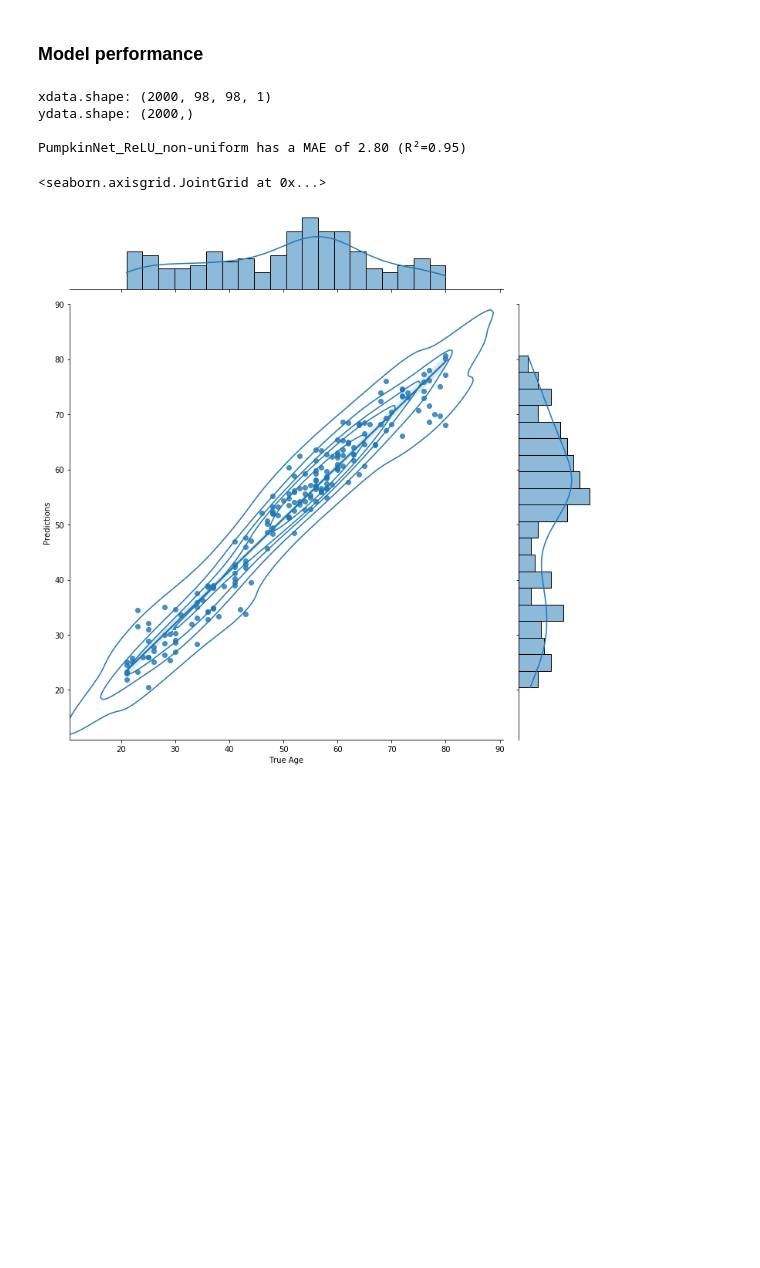
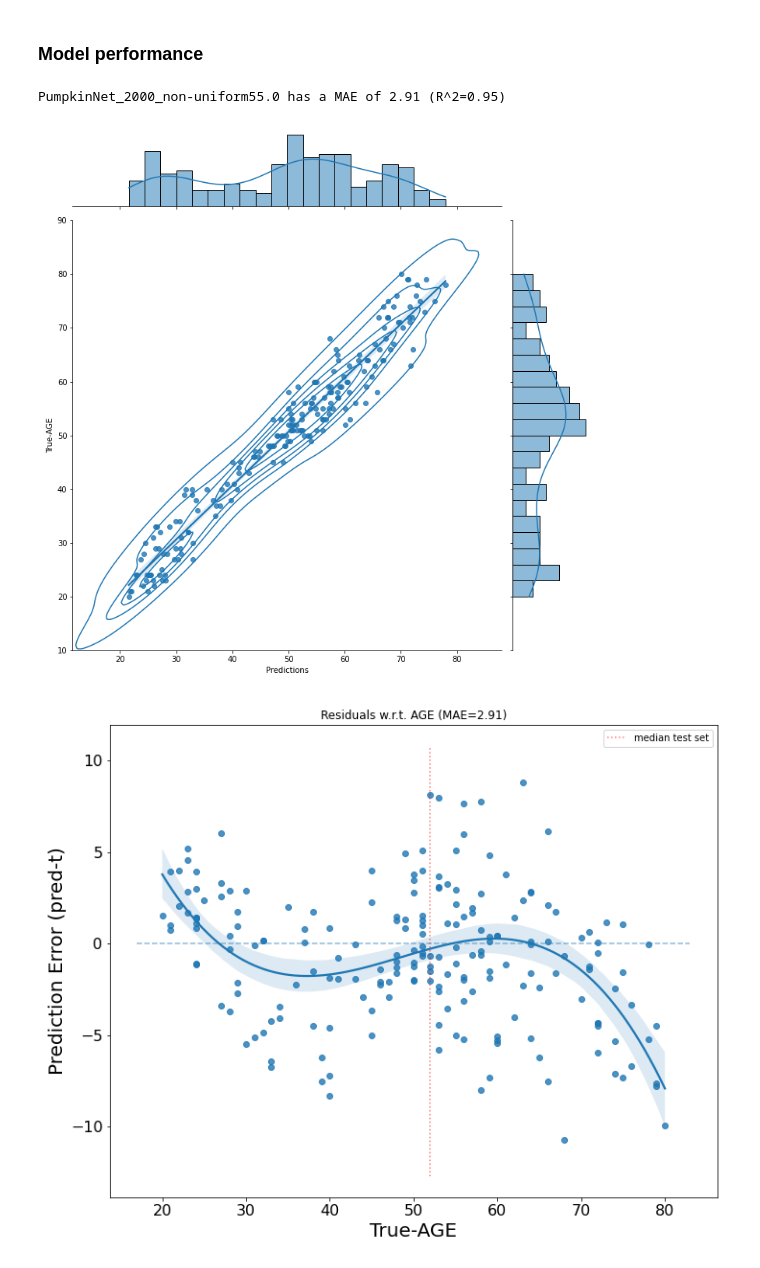
Before and after one commit to SHEscher/XDLreg, a Jupyter notebook: jupyter notebook/LRP4RegressionSimulation.ipynb, the cells around one changed output. Drawn from its saved outputs; the diff is of its cells as text; code cells hidden in the pictures; blank space fills up the shorter version.

```diff
--- a/jupyter notebook/LRP4RegressionSimulation.ipynb
+++ b/jupyter notebook/LRP4RegressionSimulation.ipynb
@@ -72,0 +65,8 @@ Found & loaded following file: 2021-04-01_17-40_N-2000_non-uniform55.0.pkl ...
+# %%
+# Get Pumpkin dataset
+model_name = "PumpkinNet_2000_non-uniform55.0"  # for setup above in run_simulation()
+# Alternatively use:
+# model = load_trained_model()  # to browse for trained model
+# model_name = model.name
+
+pumpkins_set = get_model_data(model_name=model_name, for_keras=False)
@@ -239,0 +190,7 @@ Model plot
+# %%
+# Load model
+model = load_trained_model(model_name=model_name)
+# model = load_trained_model(model_name=model_for_data_exists(dataset_name=pumpkins_set.name, epochs=80))  # set correct epochs as above
+
+# Model Summary
+model.summary()
@@ -254,7 +224,7 @@ plt.legend()
 ### Model performance
 # %%
 # Prep data as model input
-x, y = uniform_pumpkins.data2numpy(for_keras=True) if uniform else nonuniform_pumpkins.data2numpy(for_keras=True)
+x, y = pumpkins_set.data2numpy(for_keras=True)
 xtest, ytest = split_simulation_data(xdata=x, ydata=y, only_test=True)
 
 # Predict on test set:
@@ -262,22 +232,28 @@ preds = model.predict(xtest)
 
 # Model performance
 perform = np.mean(np.abs(preds.squeeze() - ytest))
-r, _ = stats.pearsonr(preds.flatten(), ytest)  # r, p
+r = np.corrcoef(x=preds.flatten(), y=ytest)[0, 1]
 
-cprint(f"\n{model.name} has a MAE of {perform:.2f} ({ss('R2', sub=False)}={r**2:.2f})\n", 'b')
+cprint(f"\n{model.name} has a MAE of {perform:.2f} ({'R^2'}={r**2:.2f})\n", 'b')
 # %% [output]
-xdata.shape: (2000, 98, 98, 1)
-ydata.shape: (2000,)
-
-PumpkinNet_ReLU_non-uniform has a MAE of 2.80 (R²=0.95)
+PumpkinNet_2000_non-uniform55.0 has a MAE of 2.91 (R^2=0.95)
 # %%
 # Plot predictions
-sns.jointplot(x=ytest, y=preds.squeeze(), kind="reg", height=10,
-              marginal_kws=dict(bins=int(round((ytest.max() - ytest.min()) / 3))),
-              xlim=(np.min(preds) - 10, np.max(preds) + 10),
-              ylim=(np.min(ytest) - 10, np.max(ytest) + 10)).plot_joint(
-    sns.kdeplot, zorder=0, n_levels=6).set_axis_labels("True Age", "Predictions")
+plot_fns = plot_prediction(_model=model, xdata=xtest, ydata=ytest)
+
+# Predictions vs true age
+display(Image(filename=plot_fns[0]))
+
+# # Plotted in this way:
+# sns.jointplot(x=preds.squeeze(), y=ytest, kind="reg", height=10,
+#               marginal_kws=dict(bins=int(round((ytest.max() - ytest.min()) / 3))),
+#               xlim=(np.min(preds) - 10, np.max(preds) + 10),
+#               ylim=(np.min(ytest) - 10, np.max(ytest) + 10)).plot_joint(
+#     sns.kdeplot, zorder=0, n_levels=6).set_axis_labels("Predictions", "True-AGE")
+
+# True age vs prediction-error:
+display(Image(filename=plot_fns[1]))
 # %% [output]
-<seaborn.axisgrid.JointGrid at 0x...>
-[figure, old version]
+[figure, new version]
+[figure, added]
 # %% [markdown]
```
Also changed, not shown: parts of 25 cells of this notebook, 4 other files.
